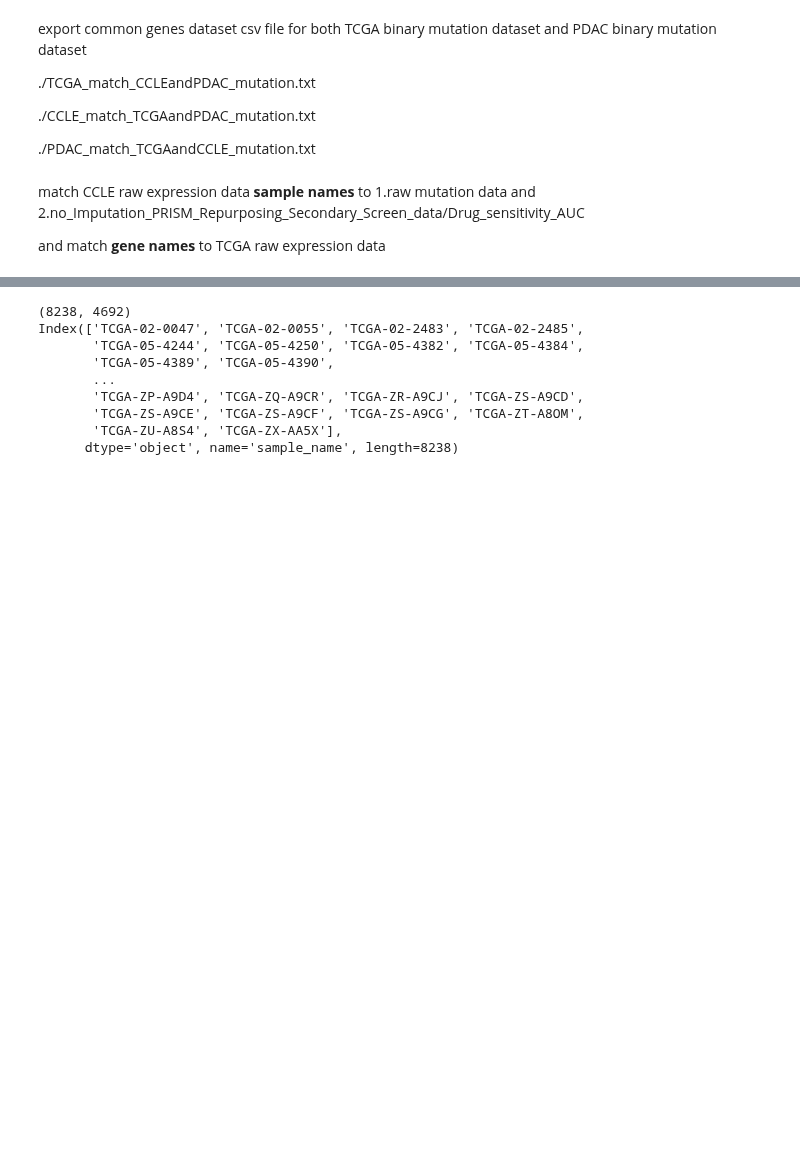
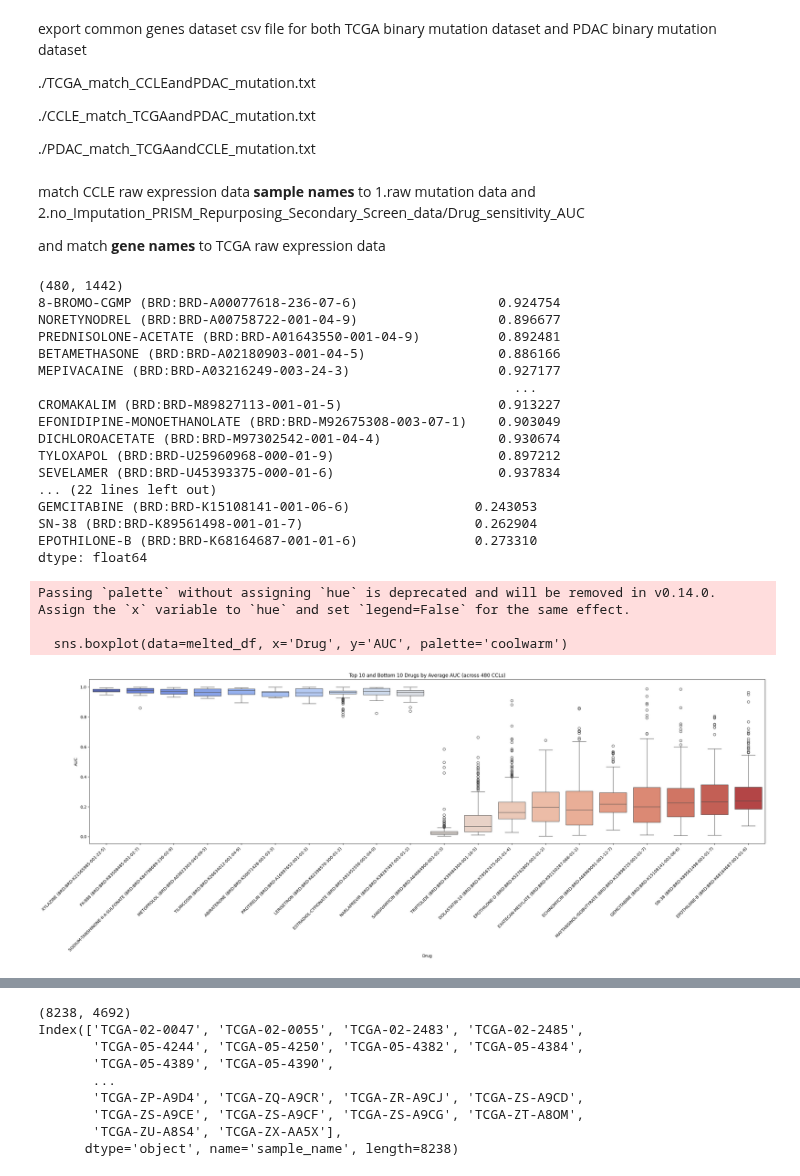
Before and after one commit to chiu-kai/ESPF_OMICS, a Jupyter notebook: utils/find_common_CCLEsample_for_PRISMtest.ipynb, the cells around one changed output, grey strips where cells are left out. Saved outputs shown, nothing was run; the diff lists cells and outputs as text; code cells hidden in the pictures; blank space fills up the shorter version.

```diff
--- a/utils/find_common_CCLEsample_for_PRISMtest.ipynb
+++ b/utils/find_common_CCLEsample_for_PRISMtest.ipynb
@@ -15,3 +15,55 @@ match CCLE raw expression data **sample names** to 1.raw mutation data and 2.no_
 and match **gene names** to TCGA raw expression data
 # %%
 import pandas as pd
+# %%
+import matplotlib.pyplot as plt
+import seaborn as sns
+AUC_df = pd.read_csv("/root/data/no_Imputation_PRISM_Repurposing_Secondary_Screen_data/Drug_sensitivity_AUC_(PRISM_Repurposing_Secondary_Screen)_subsetted.csv",
+                      sep=',', index_col=0)
+print(AUC_df.shape)#(480ccl, 1442drug)
+drug_mean_auc = AUC_df.mean(axis=0)
+print(drug_mean_auc)
+# 取出 top10 和 bottom10
+top10_drugs = drug_mean_auc.sort_values(ascending=False).head(10).index
+bottom10_drugs = drug_mean_auc.sort_values(ascending=True).head(10).index
+print("🔝 Top 10 drugs (highest average AUC):")
+print(drug_mean_auc.sort_values(ascending=False).head(10))
+print("\n🔻 Bottom 10 drugs (lowest average AUC):")
+print(drug_mean_auc.sort_values(ascending=True).head(10))
+selected_drugs = top10_drugs.tolist() + bottom10_drugs.tolist()
+
+# 篩選資料
+subset_df = AUC_df[selected_drugs]
+
+# 將 wide-format 轉成 long-format 以利繪圖
+melted_df = subset_df.melt(var_name='Drug', value_name='AUC')
+
+# 畫圖
+plt.figure(figsize=(25, 10))
+sns.boxplot(data=melted_df, x='Drug', y='AUC', palette='coolwarm')
+plt.xticks(rotation=45, ha='right')
+plt.title('Top 10 and Bottom 10 Drugs by Average AUC (across 480 CCLs)')
+plt.tight_layout()
+plt.show()
+# %% [output]
+(480, 1442)
+8-BROMO-CGMP (BRD:BRD-A00077618-236-07-6)                  0.924754
+NORETYNODREL (BRD:BRD-A00758722-001-04-9)                  0.896677
+PREDNISOLONE-ACETATE (BRD:BRD-A01643550-001-04-9)          0.892481
+BETAMETHASONE (BRD:BRD-A02180903-001-04-5)                 0.886166
+MEPIVACAINE (BRD:BRD-A03216249-003-24-3)                   0.927177
+                                                             ...
+CROMAKALIM (BRD:BRD-M89827113-001-01-5)                    0.913227
+EFONIDIPINE-MONOETHANOLATE (BRD:BRD-M92675308-003-07-1)    0.903049
+DICHLOROACETATE (BRD:BRD-M97302542-001-04-4)               0.930674
+TYLOXAPOL (BRD:BRD-U25960968-000-01-9)                     0.897212
+SEVELAMER (BRD:BRD-U45393375-000-01-6)                     0.937834
+... (22 lines left out)
+GEMCITABINE (BRD:BRD-K15108141-001-06-6)                0.243053
+SN-38 (BRD:BRD-K89561498-001-01-7)                      0.262904
+EPOTHILONE-B (BRD:BRD-K68164687-001-01-6)               0.273310
+dtype: float64
+Passing `palette` without assigning `hue` is deprecated and will be removed in v0.14.0. Assign the `x` variable to `hue` and set `legend=False` for the same effect.
+
+  sns.boxplot(data=melted_df, x='Drug', y='AUC', palette='coolwarm')
+[figure, added]
```
Also changed, not shown: parts of 6 cells of this notebook, 9 other files.
